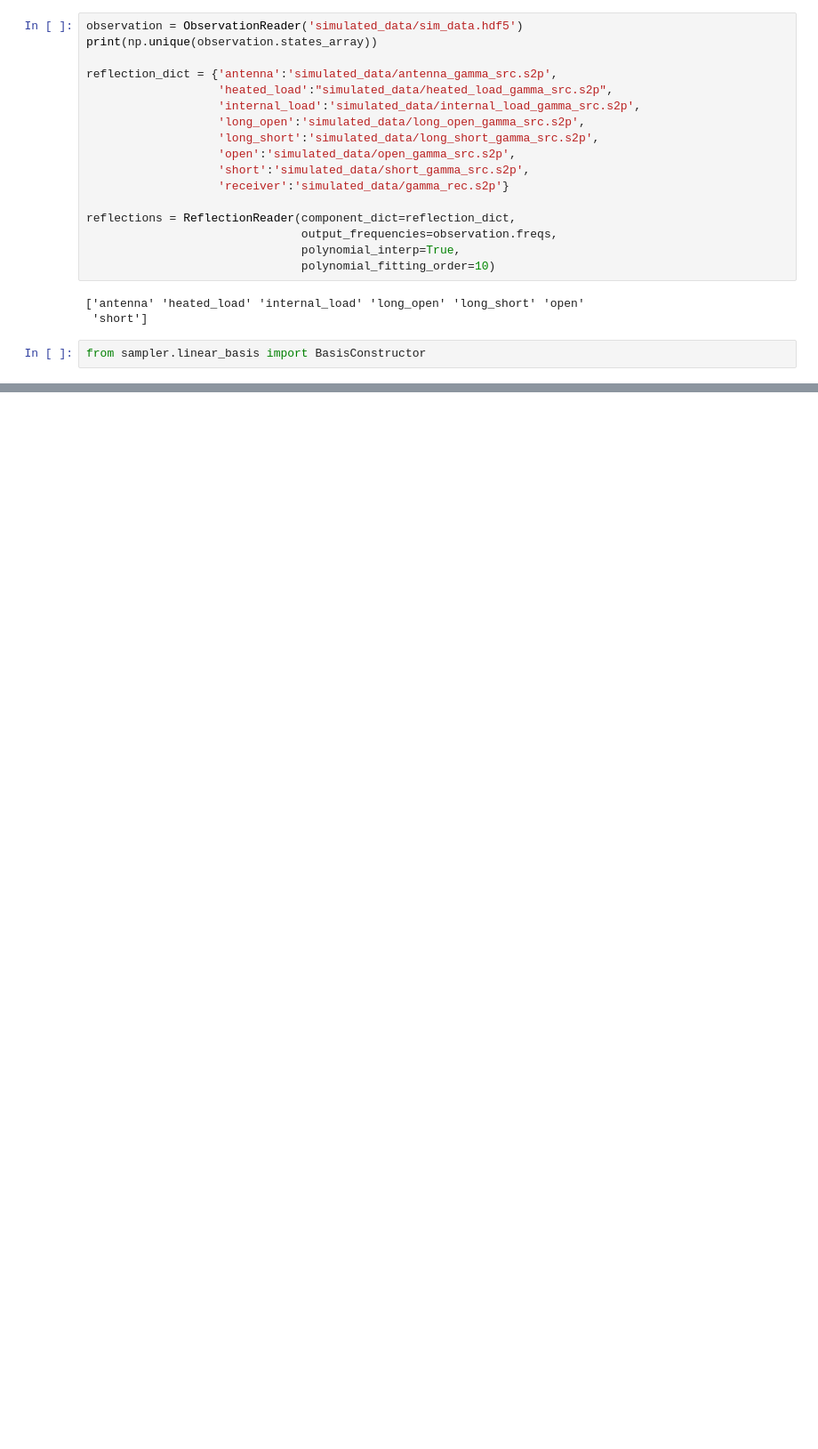
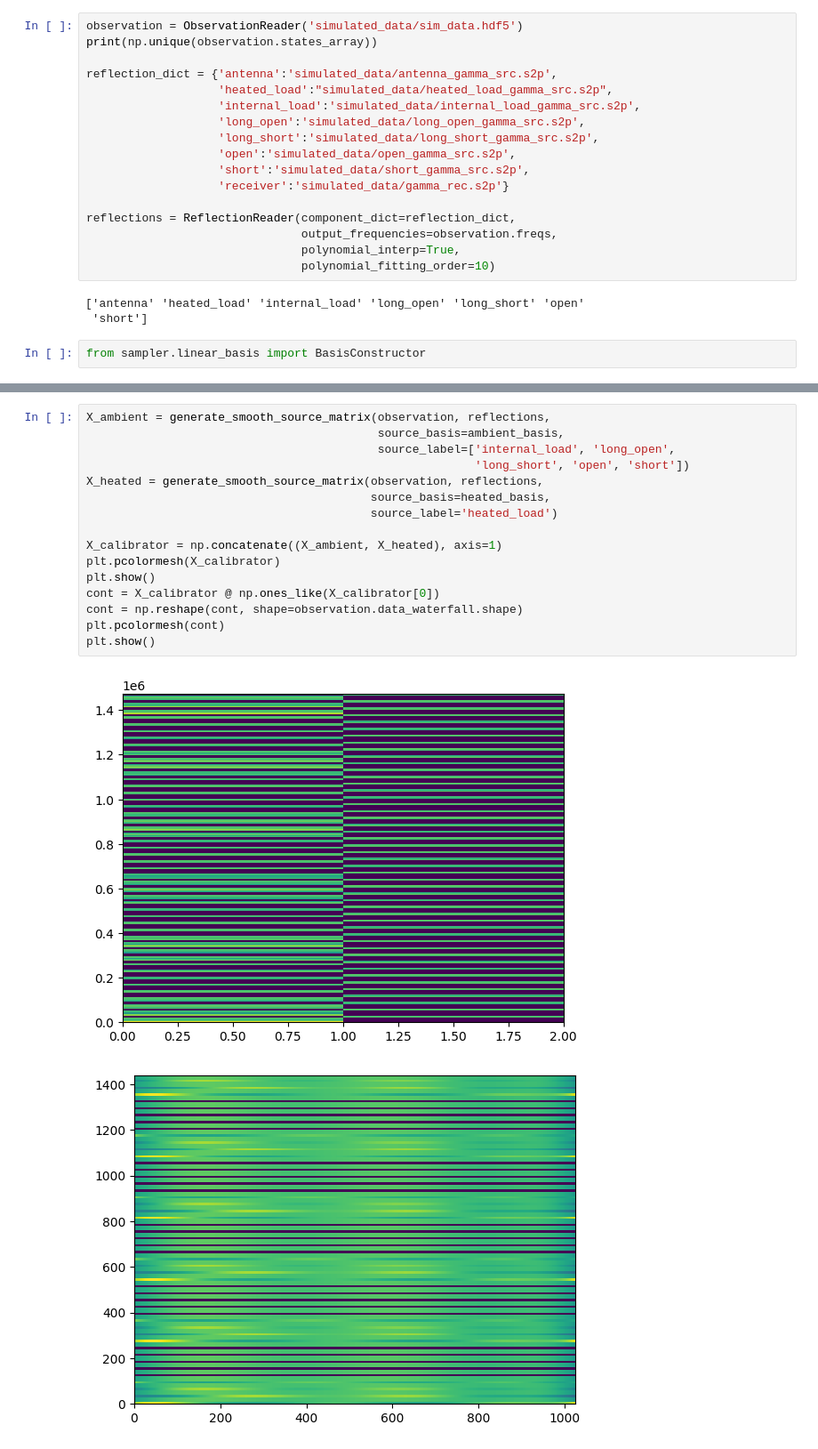
Before and after one commit to RHINO-Experiment/rhino-cal, a Jupyter notebook: gibbs_notebook.ipynb, the cells around one changed output, grey strips where cells are left out. Shown at 89% size. Saved outputs shown, nothing was run; the diff lists cells and outputs as text; blank space fills up the shorter version.

```diff
--- a/gibbs_notebook.ipynb
+++ b/gibbs_notebook.ipynb
@@ -171,0 +143,19 @@ print(antenna_source_basis[:,0])
+# %%
+X_ambient = generate_smooth_source_matrix(observation, reflections,
+                                          source_basis=ambient_basis,
+                                          source_label=['internal_load', 'long_open',
+                                                        'long_short', 'open', 'short'])
+X_heated = generate_smooth_source_matrix(observation, reflections,
+                                         source_basis=heated_basis,
+                                         source_label='heated_load')
+
+X_calibrator = np.concatenate((X_ambient, X_heated), axis=1)
+plt.pcolormesh(X_calibrator)
+plt.show()
+cont = X_calibrator @ np.ones_like(X_calibrator[0])
+cont = np.reshape(cont, shape=observation.data_waterfall.shape)
+plt.pcolormesh(cont)
+plt.show()
+# %% [output]
+[figure, added]
+[figure, added]
```
Also changed, not shown: parts of 33 cells of this notebook, 6 other files.
